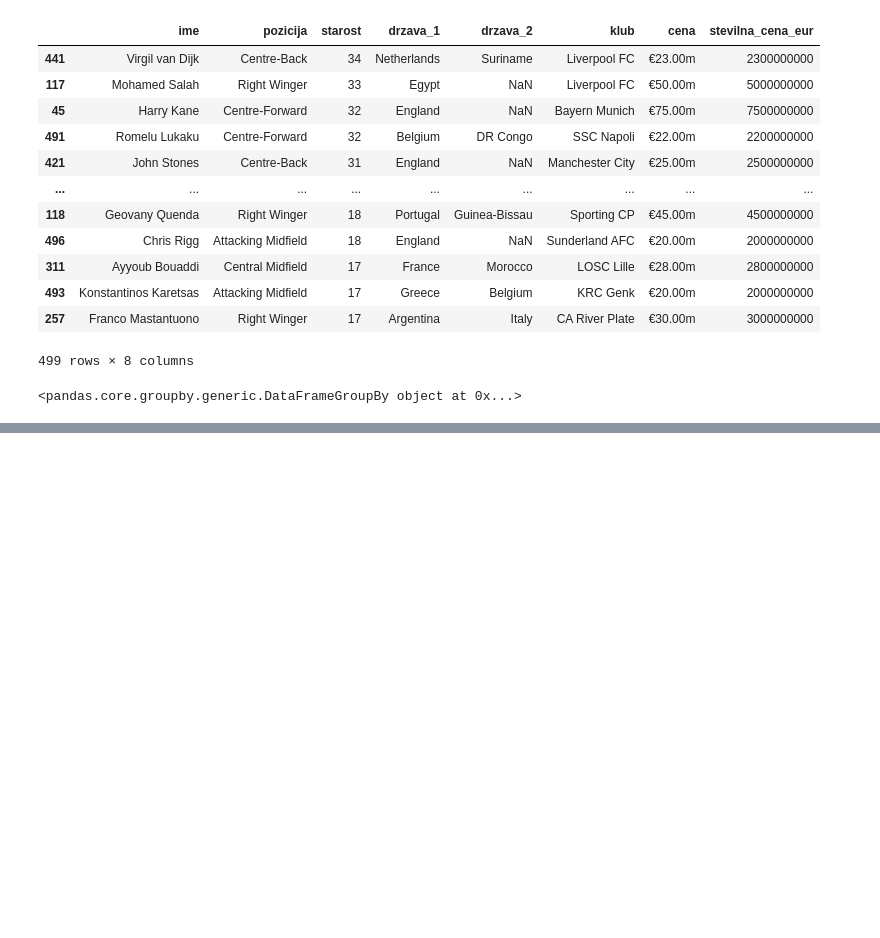
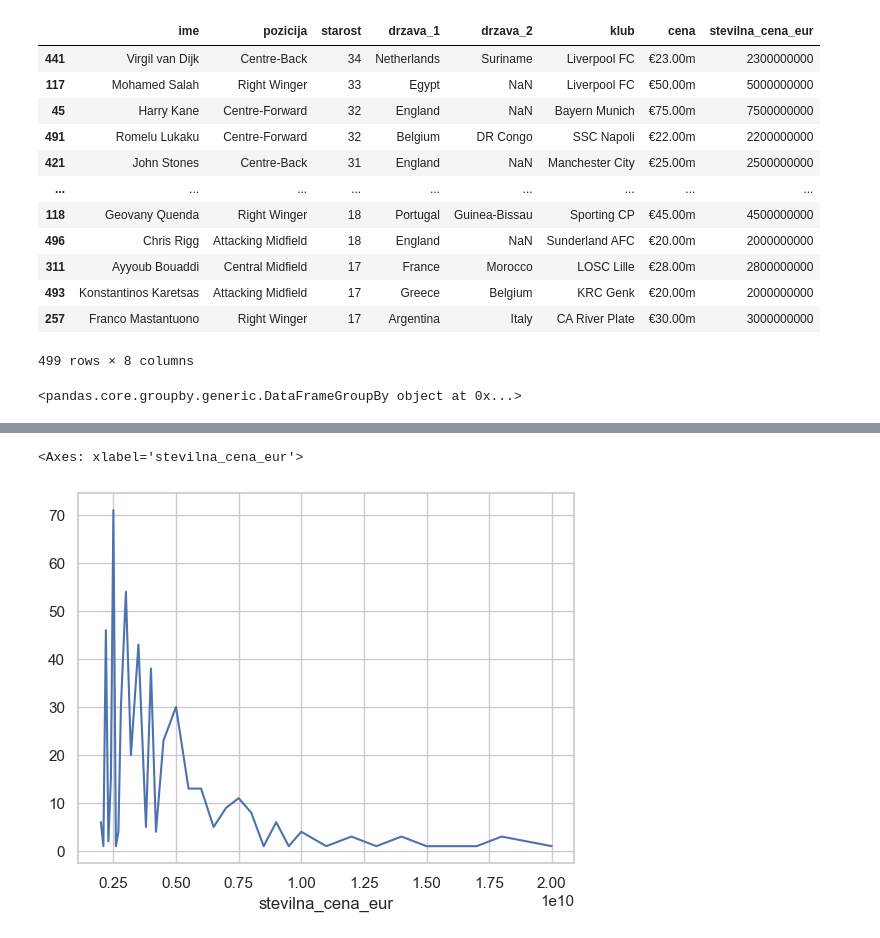
Before and after one commit to RiccardoLucerna/UVP-projektna, a Jupyter notebook: analiza_podatkov.ipynb, the cells around one changed output, grey strips where cells are left out. Cells and saved outputs as stored; diff of their text form; code cells hidden in the pictures; blank space fills up the shorter version.

```diff
--- a/analiza_podatkov.ipynb
+++ b/analiza_podatkov.ipynb
@@ -160,0 +191,5 @@ Name: ime, Length: 84, dtype: object
+# %%
+osnovni_podatki[osnovni_podatki.starost < 30].groupby('stevilna_cena_eur').size().plot()
+# %% [output]
+<Axes: xlabel='stevilna_cena_eur'>
+[figure, added]
```
Also changed, not shown: parts of 20 cells of this notebook.
